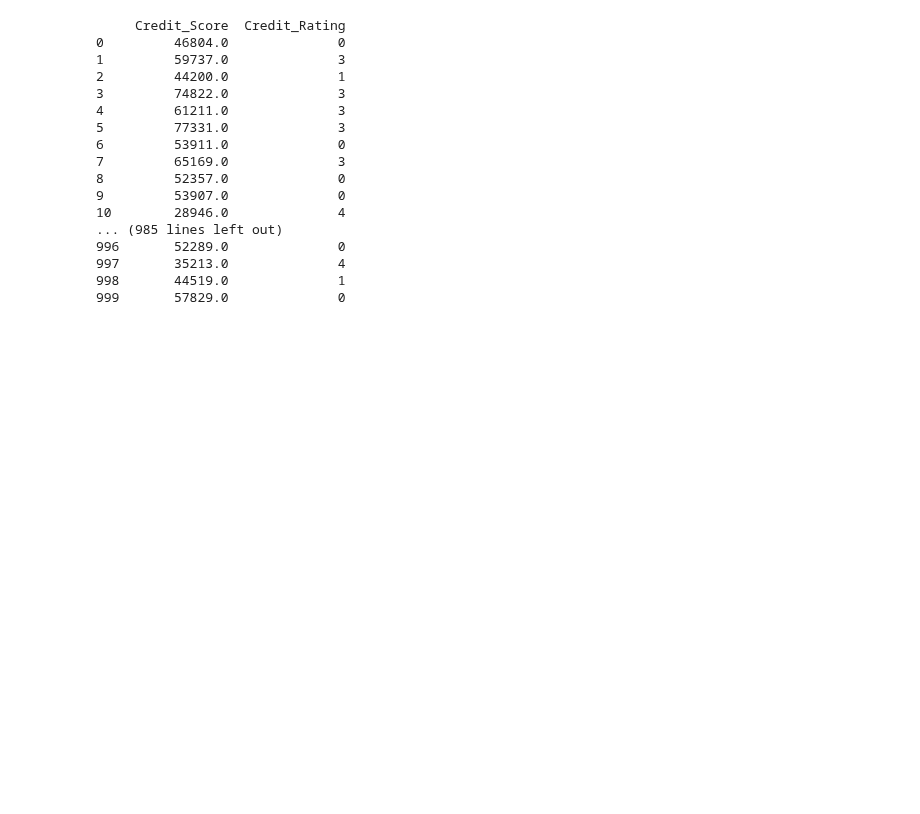
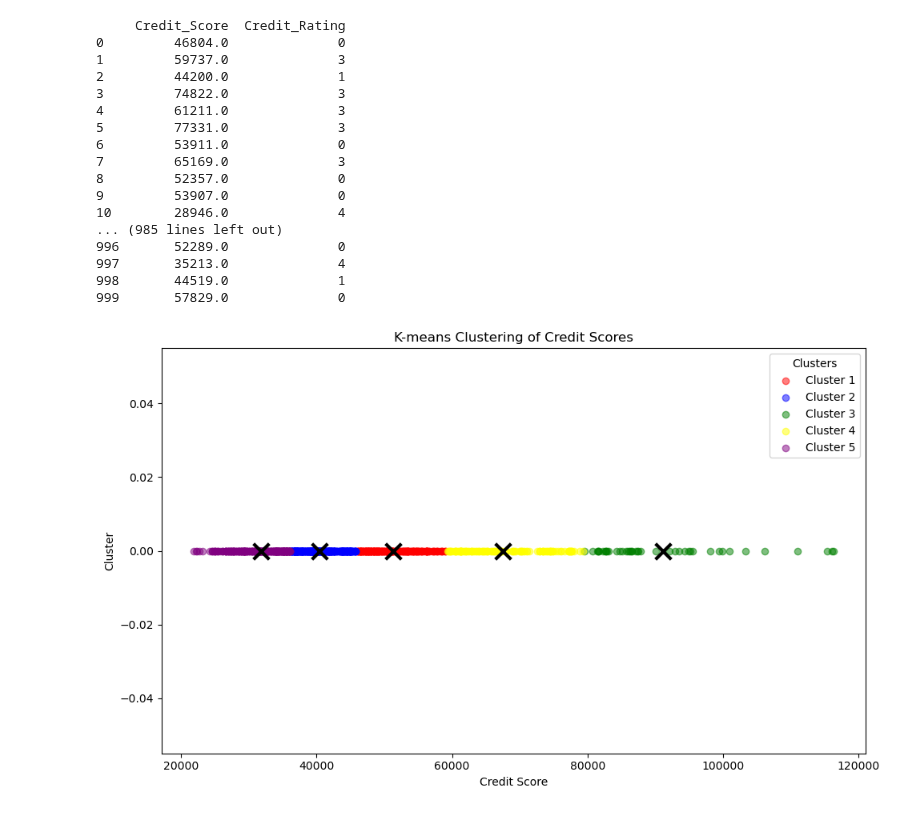
Before and after one commit to Binwen6/CCC, a Jupyter notebook: Code/K_Means(invalid).ipynb, the cells around one changed output. Drawn from its saved outputs; the diff is of its cells as text; code cells hidden in the pictures; blank space fills up the shorter version.

```diff
--- a/Code/K_Means(invalid).ipynb
+++ b/Code/K_Means(invalid).ipynb
@@ -53,3 +53,36 @@ print(df[['Credit_Score', 'Credit_Rating']])
 997       35213.0              4
 998       44519.0              1
 999       57829.0              0
+# %%
+import matplotlib.pyplot as plt
+
+# ... (之前的代码保持不变)
+
+# 绘制聚类结果
+plt.figure(figsize=(10, 6))
+
+# 计算聚类中心
+centers = kmeans.cluster_centers_.flatten()
+
+# 绘制每个数据点的散点图，并根据其聚类标签进行着色
+colors = ['red', 'blue', 'green', 'yellow', 'purple']  # 假设有5个聚类
+for i, color in enumerate(colors):
+    plt.scatter(X[df['Credit_Rating'] == i]['Credit_Score'], [0] * len(X[df['Credit_Rating'] == i]['Credit_Score']),
+                label=f'Cluster {i+1}', color=color, alpha=0.5)
+
+# 绘制聚类中心
+plt.scatter(centers, [0] * len(centers), c='black', marker='x', s=200, linewidths=3, zorder=3)
+
+# 设置图例
+plt.legend(title='Clusters')
+
+# 设置x轴标签和标题
+plt.xlabel('Credit Score')
+plt.ylabel('Cluster')
+plt.title('K-means Clustering of Credit Scores')
+
+# 显示图形
+plt.tight_layout()
+plt.show()
+# %% [output]
+[figure, added]
```
Also changed, not shown: 1 other file.
